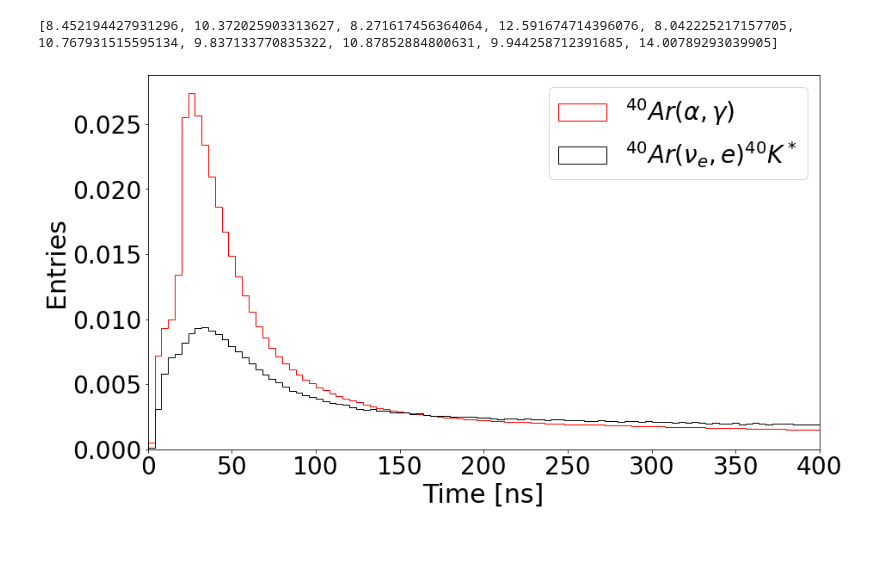
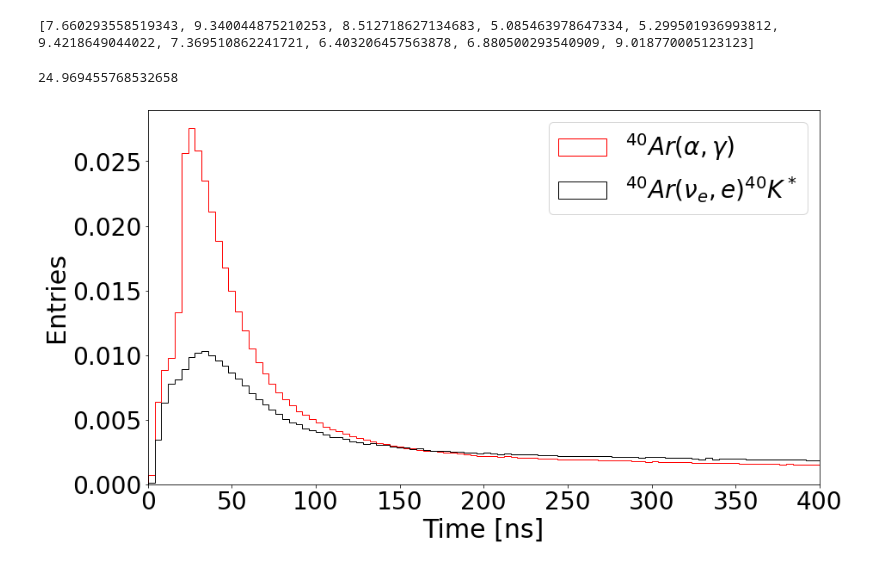
Before and after one commit to nlane314/soLAr-sens, a Jupyter notebook: notebooks/PSD_config_AG.ipynb, the cells around one changed output. Drawn from its saved outputs; the diff is of its cells as text; code cells hidden in the pictures.

```diff
--- a/notebooks/PSD_config_AG.ipynb
+++ b/notebooks/PSD_config_AG.ipynb
@@ -52,17 +52,13 @@ def root_input(path, filename):
 
     rTree_event = rTree['event_tree']
     rTree_data = rTree['data_tree']
-    #rTree_vuv = rTree['data_tree_vuv']
 
-    #event_x_pos = np.array(rTree_event['event_x_pos'])
     event_E = np.array(rTree_event['event_E'])
 
     data_event = np.array(rTree_data['data_event'])
-    #data_pmt = np.array(rTree_data['data_pmt'])
     data_time = np.array(rTree_data['data_time'])
 
     data_index, count_scint = np.unique(data_event, return_counts=True)
-    #split_pmt = np.split(data_pmt, np.cumsum(count_scint))
     split_time = np.split(data_time, np.cumsum(count_scint))
 
     return split_time, count_scint, event_E
@@ -77,7 +73,7 @@ def pairwise(iterable):
 
 fname_B8 = 'events_solar_delayed.root'
 fname_B82 = 'events_solar_prompt2.root'
-fname_AG = 'events_alphagamma_200000_foils.root'
+fname_AG = 'events_alphagamma_foils.root'
 
 B8_split_time, B8_scint, B8_event_E = root_input(path, fname_B8)
 B82_split_time, B82_scint, B82_event_E = root_input(path, fname_B82)
@@ -106,35 +102,36 @@ outputE = np.hstack((B8_event_E[0:4000], B82_event_E[0:6000]))
 B8_split_time = outputtime
 B8_event_E = outputE
 # %% [output]
-[8.452194427931296, 10.372025903313627, 8.271617456364064, 12.591674714396076, 8.042225217157705, 10.767931515595134, 9.837133770835322, 10.87852884800631, 9.944258712391685, 14.00789293039905]
+[7.660293558519343, 9.340044875210253, 8.512718627134683, 5.085463978647334, 5.299501936993812, 9.4218649044022, 7.369510862241721, 6.403206457563878, 6.880500293540909, 9.018770005123123]
 # %%
 # Plot time distribution
 
 data = [np.concatenate(B8_split_time)*1000, np.concatenate(AG_split_time)*1000]
 rates = [1, 1] # normalise
 
 #num_bins = optim_bins(mult_arry)
 
 labels = [r'$^{40}Ar(\nu_e, e)^{40}{K}^*$', r'${}^{40} Ar(\alpha, \gamma)$']
 colors = ['black', 'red']
 
 plt.figure(figsize=(14,8))
 
-num_bins=100
+num_bins = optim_bins(data)
 
 n, bins, patches = plt.hist(data, stacked = False, color=colors, bins=100, range=[0, 400], label=labels, histtype='step', weights=hist_weights(rates, data))
 
 n0 = np.max(n[0])/np.max(n[1])
 
 plt.xlabel('Time [ns]',fontsize=30)
 plt.xticks(fontsize=28)
 plt.ylabel('Entries',fontsize=30)
 plt.yticks(fontsize=28)
 #plt.axvline(x=0.2, linestyle = "dashed", color="black", linewidth = 0.9)
 plt.xlim(-0.1, 400)
 
 plt.legend(fontsize=28)
 
 plt.show()
 # %% [output]
+24.969455768532658
-[figure, old version]
+[figure, new version]
```
Also changed, not shown: parts of 5 cells of this notebook, 2 other files.
